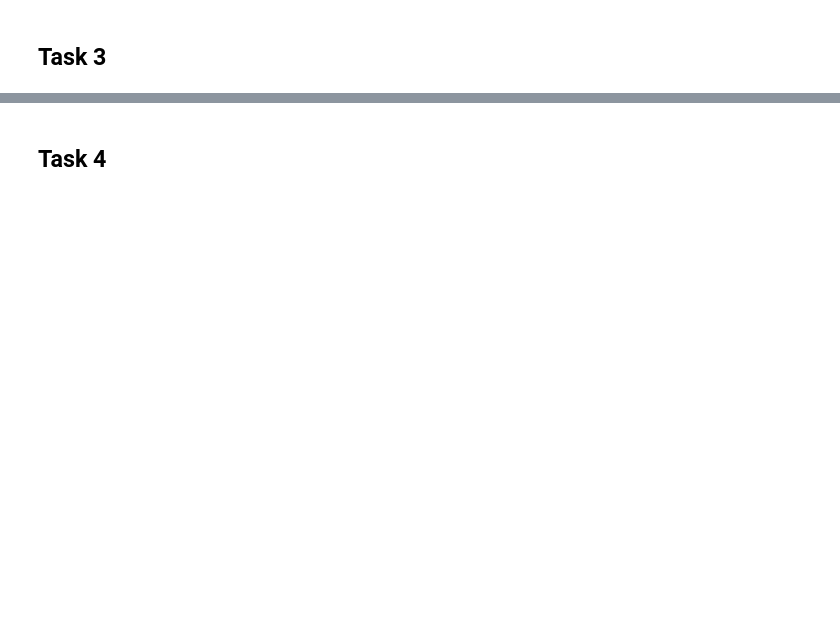
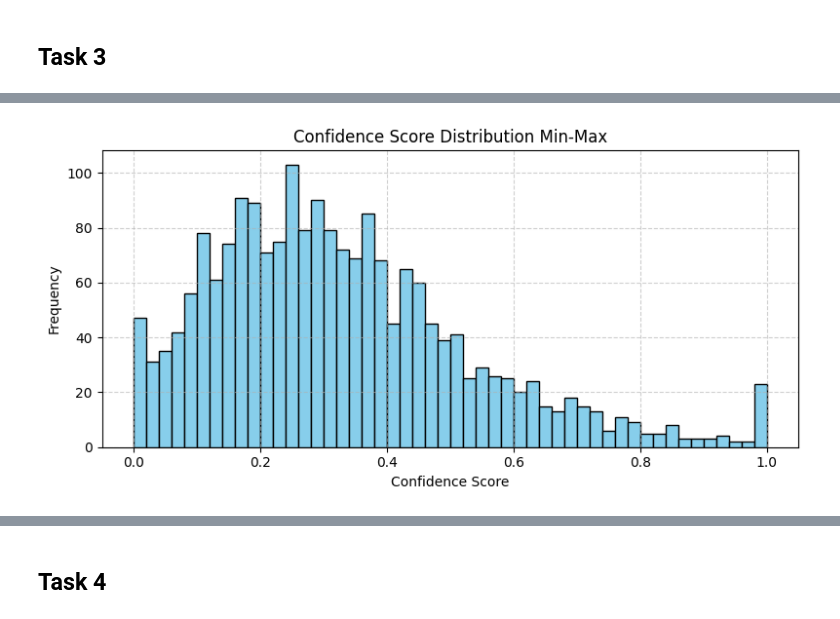
Before and after one commit to Yunus77-tue/ass1, a Jupyter notebook: ass1_cnn.ipynb, the cells around one changed output, grey strips where cells are left out. Drawn from its saved outputs; the diff is of its cells as text; code cells hidden in the pictures; blank space fills up the shorter version.

```diff
--- a/ass1_cnn.ipynb
+++ b/ass1_cnn.ipynb
@@ -998,0 +1144,15 @@ Scenario 4: Main+New classes support → Main+New classes test
+# %%
+p1, p99 = np.percentile(confidence_scores, [1, 99])
+normalized_confidence_robust = np.clip((confidence_scores - p1) / (p99 - p1), 0, 1)
+# %%
+# Plot a histogram to visualize distribution
+plt.figure(figsize=(8, 4))
+plt.hist(normalized_confidence_robust, bins=50, color='skyblue', edgecolor='black')
+plt.title("Confidence Score Distribution Min-Max")
+plt.xlabel("Confidence Score")
+plt.ylabel("Frequency")
+plt.grid(True, linestyle='--', alpha=0.6)
+plt.tight_layout()
+plt.show()
+# %% [output]
+[figure, added]
```
Also changed, not shown: parts of 41 cells of this notebook, 8 other files.
